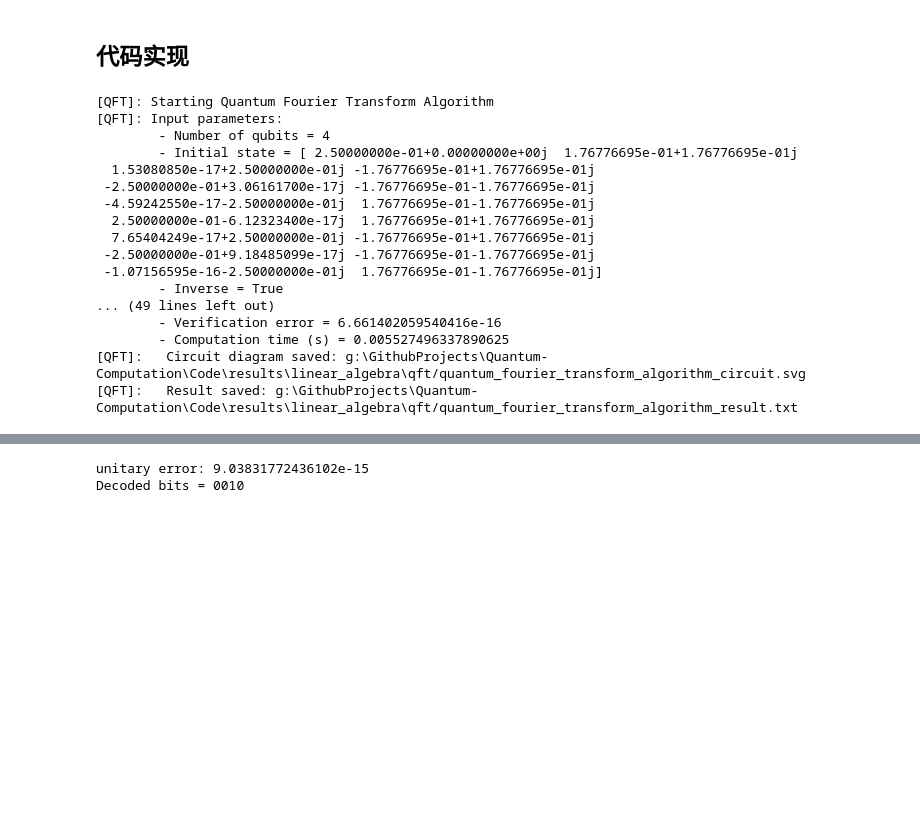
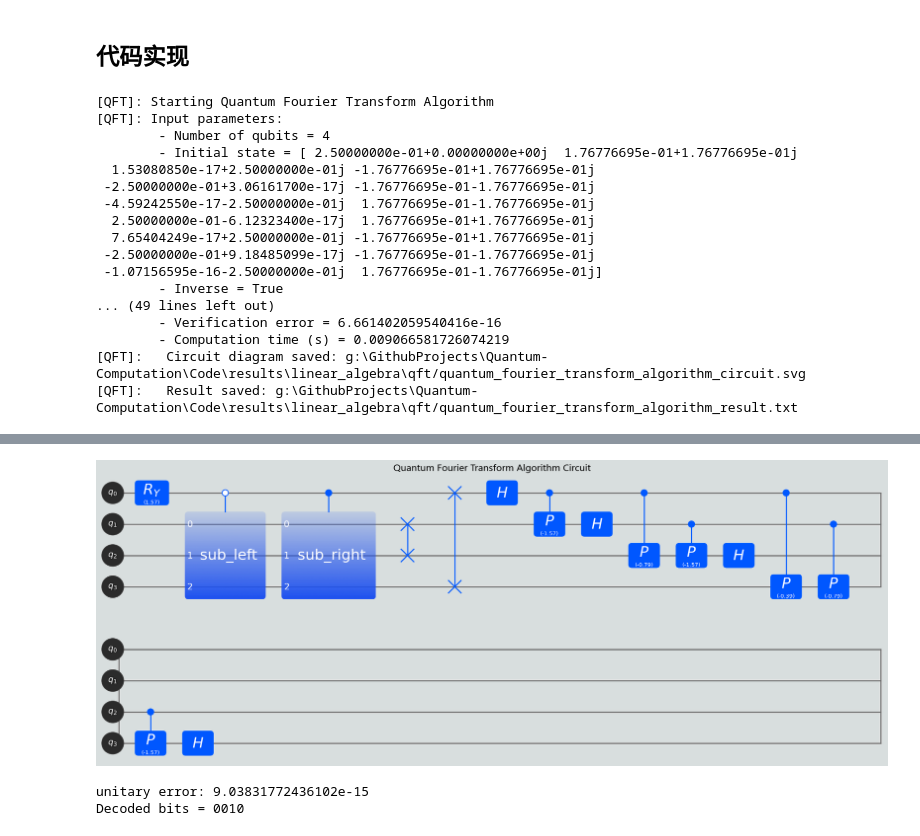
Before and after one commit to Xiao-ming-Niu/Quantum-Computation, a Jupyter notebook: Code/QFT-QPE.ipynb, the cells around one changed output, grey strips where cells are left out. Drawn from its saved outputs; the diff is of its cells as text; code cells hidden in the pictures; blank space fills up the shorter version.

```diff
--- a/Code/QFT-QPE.ipynb
+++ b/Code/QFT-QPE.ipynb
@@ -90,7 +90,6 @@ $$
 # %%
 # 先绘制 QFT 的线路图
 import numpy as np
-from IPython.display import SVG, display
 from unitarylab_algorithms import QFTAlgorithm
 
 d = 4
@@ -100,8 +99,8 @@ phi = 1 / 8
 k = np.arange(N)
 phase_state = np.exp(2j * np.pi * phi * k) / np.sqrt(N)
 
+%matplotlib inline
 qft_algorithm = QFTAlgorithm(text_mode="plain")
-
 iqft_result = qft_algorithm.run(
     n=d,
     state=phase_state,
@@ -110,11 +109,6 @@ iqft_result = qft_algorithm.run(
     device="cpu",
     dtype=np.complex128,
 )
-
-iqft_circuit = iqft_result["circuit"]
-_ = iqft_circuit.draw(title="4 Qubit Inverse QFT")
-
-display(SVG(filename=iqft_result["circuit_path"]))
 # %% [output]
 [QFT]: Starting Quantum Fourier Transform Algorithm
 [QFT]: Input parameters:
@@ -130,6 +124,6 @@ display(SVG(filename=iqft_result["circuit_path"]))
         - Inverse = True
 ... (49 lines left out)
         - Verification error = 6.661402059540416e-16
-        - Computation time (s) = 0.005527496337890625
+        - Computation time (s) = 0.009066581726074219
 [QFT]:   Circuit diagram saved: g:\GithubProjects\Quantum-Computation\Code\results\linear_algebra\qft/quantum_fourier_transform_algorithm_circuit.svg
 [QFT]:   Result saved: g:\GithubProjects\Quantum-Computation\Code\results\linear_algebra\qft/quantum_fourier_transform_algorithm_result.txt
@@ -137,3 +130,4 @@ display(SVG(filename=iqft_result["circuit_path"]))
+[figure, added]
 # %%
 # 手写模拟 QFT / IQFT
 j = np.arange(N)
```
Also changed, not shown: parts of 2 cells of this notebook, 26 other files.
